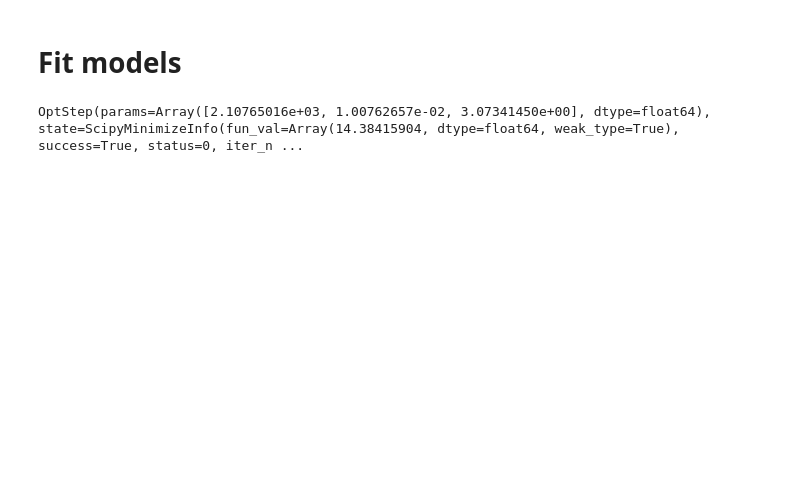
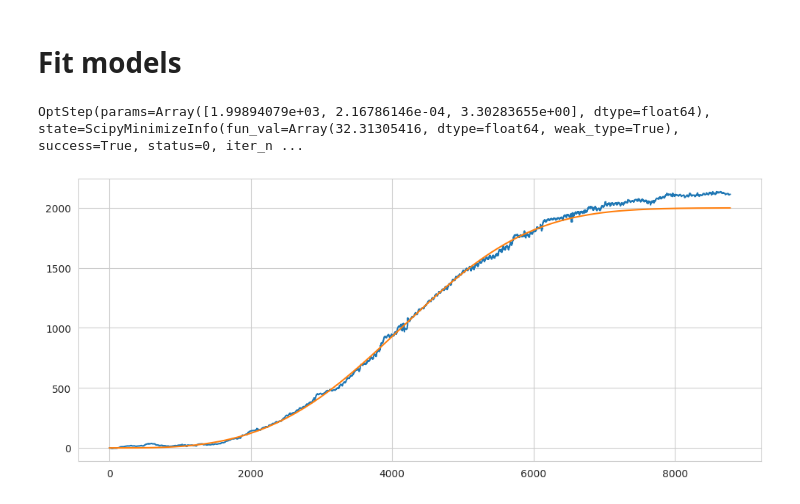
Before and after one commit to ItsNiklas/sparse-gaussian-processes, a Jupyter notebook: Dendro.ipynb, the cells around one changed output. Drawn from its saved outputs; the diff is of its cells as text; code cells hidden in the pictures; blank space fills up the shorter version.

```diff
--- a/Dendro.ipynb
+++ b/Dendro.ipynb
@@ -33,31 +33,33 @@ dendro
 # %%
 import jaxopt
 import jax
 import jax.numpy as jnp
 
 dendro_spcs = dendro[dendro.species.eq("Beech")]
 
 def weibull_F(x, lambda_, k_):
     return 1 - jnp.exp(-(lambda_ * x) ** k_)
 
 #weibull = lambda x: 1500 * weibull_F(x.ravel(), 1/95, 3.5)#2100 * weibull_F(x.ravel(), 1 / 100, 5)  # Not accurate on to give the isotropic kernel a purpose
 
 df_ = dendro_spcs.groupby("DOY", as_index = False).mean(numeric_only=True)
 y_ = jnp.array(df_.growth)
 x_ = jnp.array(df_.DOY)
 
 def f_(params):
     p0, p1, p2 = params
     return jnp.mean(jax.vmap(jaxopt.loss.huber_loss)(y_, p0 * weibull_F(x_, p1, p2)))
 
 solver = jaxopt.ScipyBoundedMinimize(fun = jax.tree_util.Partial(f_))
-res = solver.run(jnp.array([1000.0, 1/5, 3]), jnp.array([(1e1, 1e-2 , 1e0), (1e5, 1e0, 1e1)]))
+res = solver.run(jnp.array([2000.0, 1/5, 3]), jnp.array([(1e1, 1e-6, 1e-1), (1e5, 1e0, 1e2)]))
 weibull = lambda x__ : res.params[0] * weibull_F(x__.ravel(), res.params[1], res.params[2])
 
 print(res)
-# plt.plot(x_, y_)
-# plt.plot(x_, weibull(x_))
-# plt.show()
+plt.figure(figsize=(12,5))
+plt.plot(x_, y_)
+plt.plot(x_, weibull(x_))
+plt.show()
 # %% [output]
-OptStep(params=Array([2.10765016e+03, 1.00762657e-02, 3.07341450e+00], dtype=float64), state=ScipyMinimizeInfo(fun_val=Array(14.38415904, dtype=float64, weak_type=True), success=True, status=0, iter_n ...
+OptStep(params=Array([1.99894079e+03, 2.16786146e-04, 3.30283655e+00], dtype=float64), state=ScipyMinimizeInfo(fun_val=Array(32.31305416, dtype=float64, weak_type=True), success=True, status=0, iter_n ...
+[figure, added]
 # %%
```
Also changed, not shown: parts of 4 cells of this notebook, 1 other file.
